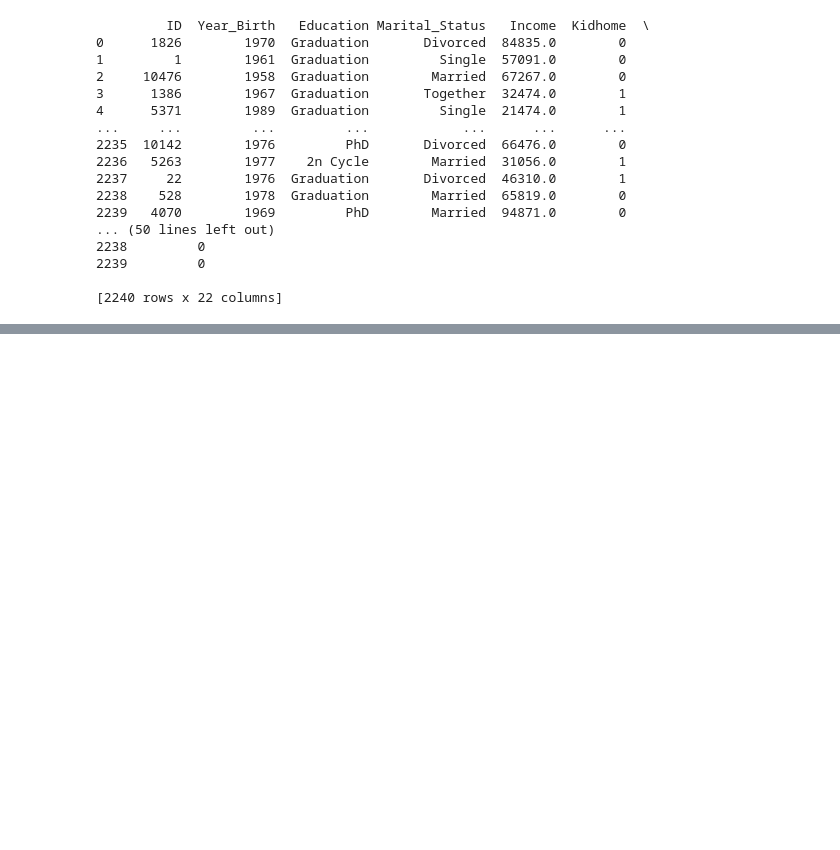
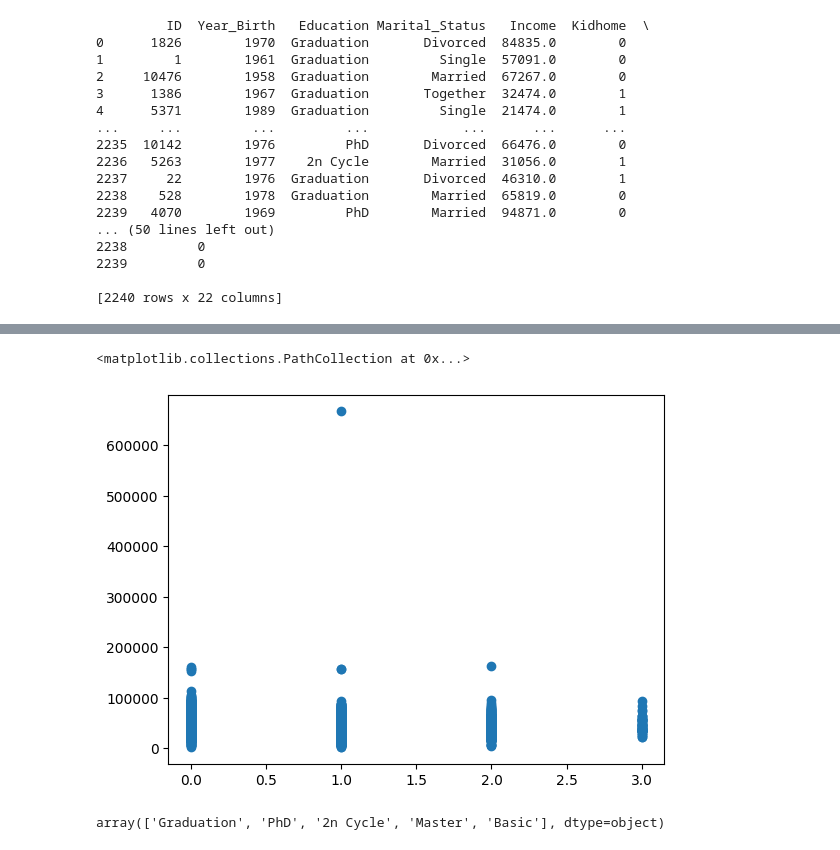
Before and after one commit to LexLorenzo/MachineLearningProjects, a Jupyter notebook: Lab_Exercise_2/Data_Analytics.ipynb, the cells around one changed output, grey strips where cells are left out. Saved outputs shown, nothing was run; the diff lists cells and outputs as text; code cells hidden in the pictures; blank space fills up the shorter version.

```diff
--- a/Lab_Exercise_2/Data_Analytics.ipynb
+++ b/Lab_Exercise_2/Data_Analytics.ipynb
@@ -92,7 +96,6 @@ print(df)
 
 [2240 rows x 22 columns]
 # %%
-total_Children = pd.DataFrame()
-total_Children.loc[:, 'kid'] = df.loc[:, 'Kidhome'] + df.loc[:, 'Teenhome']
-print(total_Children)
+df['Total_Children'] = df.loc[:, 'Kidhome'] + df.loc[:, 'Teenhome']
+df.head()
 # %% [output]
@@ -112,0 +109,9 @@ print(total_Children)
+# %%
+plt.scatter(df['Total_Children'], df['Income'])
+# %% [output]
+<matplotlib.collections.PathCollection at 0x...>
+[figure, added]
+# %%
+df['Education'].unique()
+# %% [output]
+array(['Graduation', 'PhD', '2n Cycle', 'Master', 'Basic'], dtype=object)
```
Also changed, not shown: parts of 3 cells of this notebook, 6 other files.
